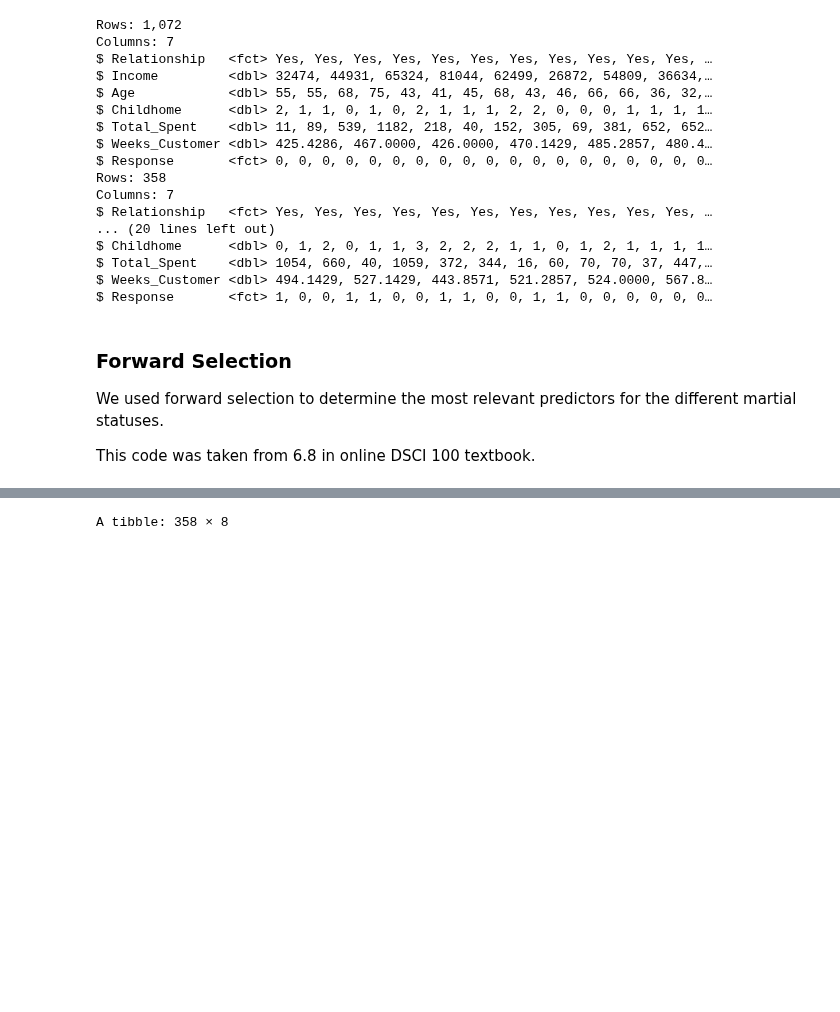
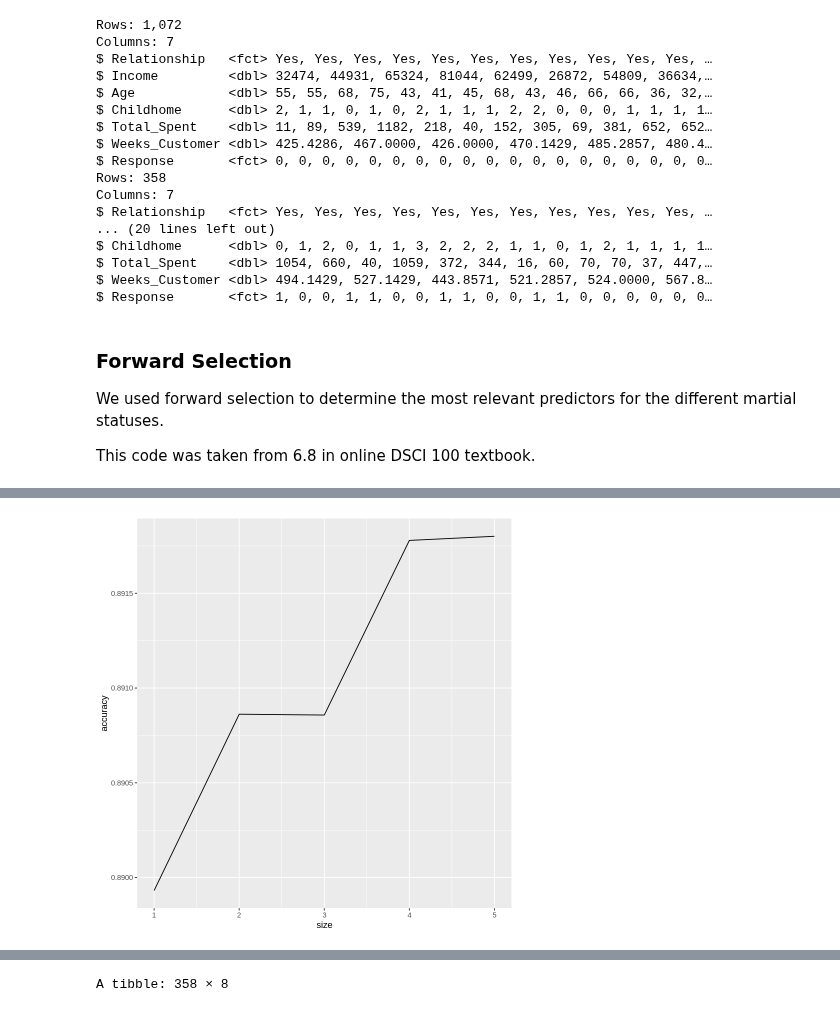
Before and after one commit to nchan315/DSCI_100_007_16_Project, a Jupyter notebook: Project.ipynb, the cells around one changed output, grey strips where cells are left out. Cells and saved outputs as stored; diff of their text form; code cells hidden in the pictures; blank space fills up the shorter version.

```diff
--- a/Project.ipynb
+++ b/Project.ipynb
@@ -248,8 +254,10 @@ accuracies
 # %%
-yes_plot <- accuracies |>
+yes_plot <- yes_accuracies |>
     ggplot(aes(size, accuracy)) +
         geom_line()
 yes_plot
+# %% [output]
+[figure, added]
 # %%
 # Beginning of forward selection for No Relationship:
 # (may take a while to run)
```
Also changed, not shown: parts of 24 cells of this notebook.
